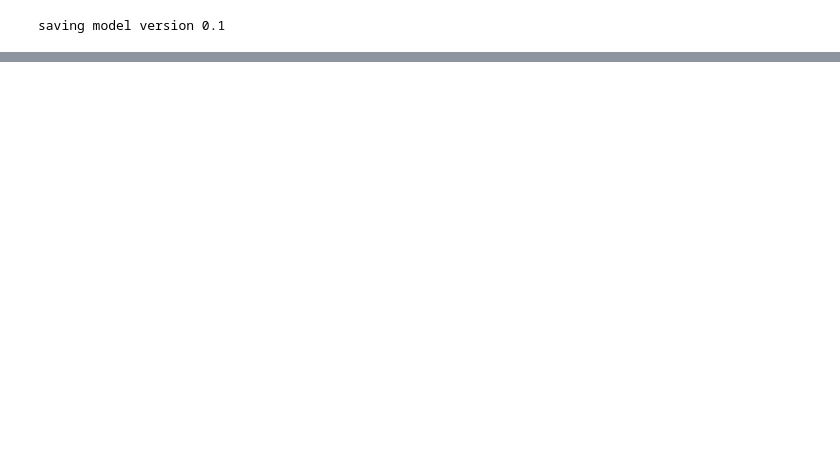
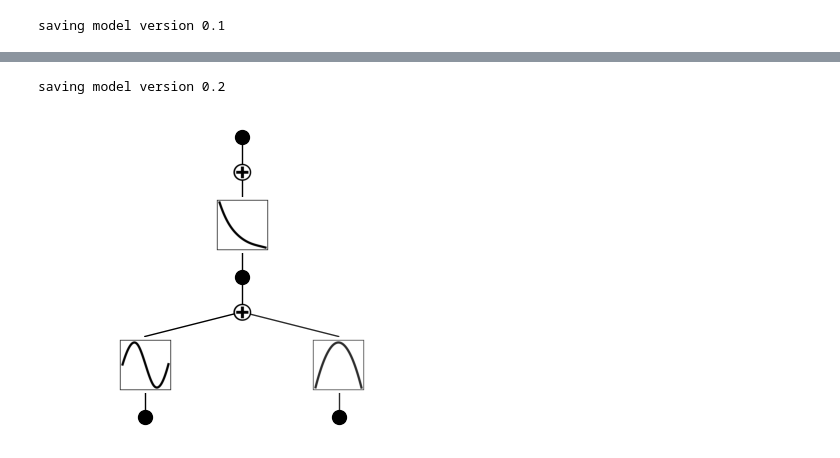
Before and after one commit to uentinnlea/MI_tool, a Jupyter notebook: KAN/Hansen solubility/hansen_solubility.ipynb, the cells around one changed output, grey strips where cells are left out. Cells and saved outputs as stored; diff of their text form; code cells hidden in the pictures; blank space fills up the shorter version.

```diff
--- a/KAN/Hansen solubility/hansen_solubility.ipynb
+++ b/KAN/Hansen solubility/hansen_solubility.ipynb
@@ -126,0 +81,6 @@ result
+# %%
+model = model.prune()
+model.plot()
+# %% [output]
+saving model version 0.2
+[figure, added]
```
Also changed, not shown: parts of 20 cells of this notebook.
